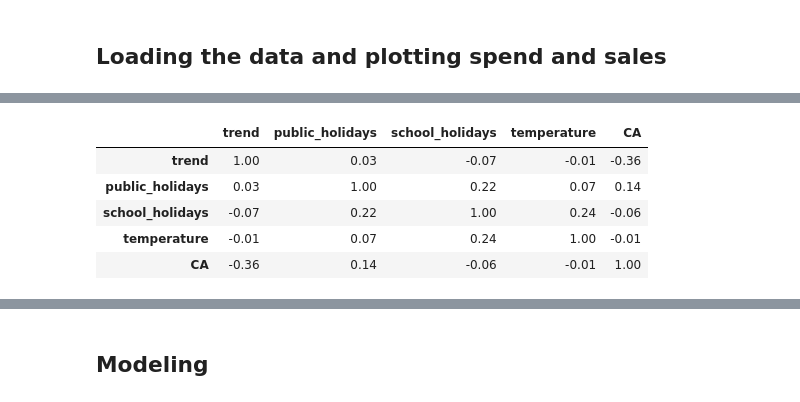
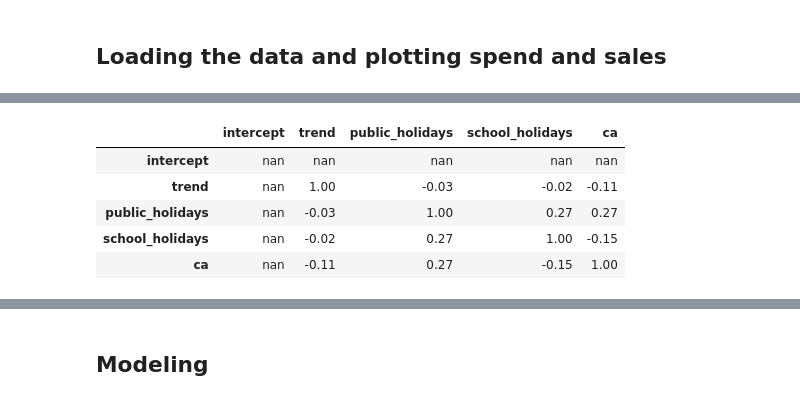
Before and after one commit to antoine-caillebotte/MMM_jardiland, a Jupyter notebook: 1_mmm_building.ipynb, the cells around one changed output, grey strips where cells are left out. Cells and saved outputs as stored; diff of their text form; code cells hidden in the pictures.

Commit message:
💥 Pipeline update

```diff
--- a/1_mmm_building.ipynb
+++ b/1_mmm_building.ipynb
@@ -1,13 +1,28 @@
 # %%
+%load_ext autoreload
+%autoreload 2
+
 import arviz as az
 import numpy as np
 import pandas as pd
 
 from pyprojroot import here
+import pymc as pm
 
 import mmm_utils.plot as mmm_plot
 import mmm_utils.post_modeling as mmm_post_plot
 from mmm_utils import Timeline
 from mmm_utils.data_logger import data_logger
+
+from mmm_pipeline import (
+    load_env_variables,
+    load_checked_data,
+    fit_media_mix_model,
+    make_report_files,
+)
+
+run_id = "0"
+data_logger.change_dir(here() / "logs" / run_id)
+config = load_env_variables()
 # %% [markdown]
 ## Loading the data and plotting spend and sales
@@ -45,0 +29,2 @@ fig, axes = mmm_plot.plot_controls_variable(
+# %%
+loaded_data = load_checked_data(run_id, config.data)
@@ -54,10 +44,12 @@ _ = axes[2, 0].axvline(x=12, color="red", linestyle="--")
 # %%
-mmm_plot.corr_plot(pd.concat([X, y], axis=1), media=[], controls=controls, target="CA")
+mmm_plot.corr_plot(
+    loaded_data.data, media=[], controls=loaded_data.controls, target="ca"
+)
 # %% [output]
-|  | trend | public_holidays | school_holidays | temperature | CA |
-| trend | 1.00 | 0.03 | -0.07 | -0.01 | -0.36 |
-| public_holidays | 0.03 | 1.00 | 0.22 | 0.07 | 0.14 |
-| school_holidays | -0.07 | 0.22 | 1.00 | 0.24 | -0.06 |
-| temperature | -0.01 | 0.07 | 0.24 | 1.00 | -0.01 |
-| CA | -0.36 | 0.14 | -0.06 | -0.01 | 1.00 |
+|  | intercept | trend | public_holidays | school_holidays | ca |
+| intercept | nan | nan | nan | nan | nan |
+| trend | nan | 1.00 | -0.03 | -0.02 | -0.11 |
+| public_holidays | nan | -0.03 | 1.00 | 0.27 | 0.27 |
+| school_holidays | nan | -0.02 | 0.27 | 1.00 | -0.15 |
+| ca | nan | -0.11 | 0.27 | -0.15 | 1.00 |
 # %%
```
Also changed, not shown: parts of 57 cells of this notebook, 12 other files.
